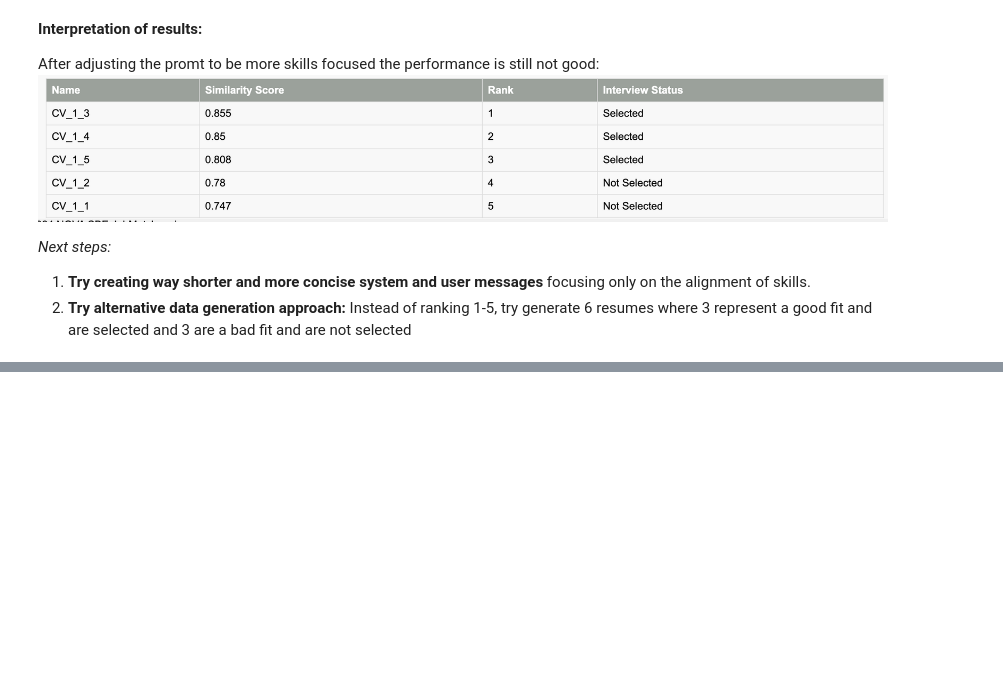
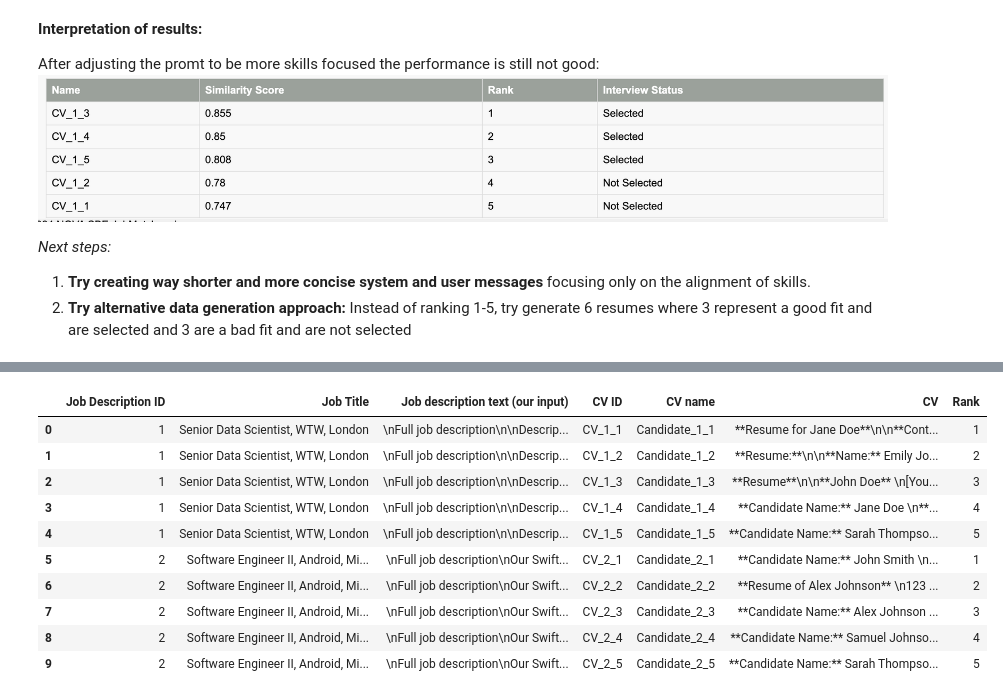
Before and after one commit to Tim60161/workproject_matching_algo, a Jupyter notebook: synthetic_data.ipynb, the cells around one changed output, grey strips where cells are left out. Drawn from its saved outputs; the diff is of its cells as text; code cells hidden in the pictures; blank space fills up the shorter version.

Commit message:
Add synthetic_data_binary.ipynb and update synthetic_data.ipynb

```diff
--- a/synthetic_data.ipynb
+++ b/synthetic_data.ipynb
@@ -746,0 +1177,86 @@ After adjusting the promt to be more skills focused the performance is still not
+# %%
+import os
+import pandas as pd
+
+# Set the API key and model name
+MODEL = "gpt-4o-mini"
+api_key = os.getenv("OPENAI_KEY")
+
+# List to store the generated resumes
+generated_resumes_list = []
+
+# Iterate over each job description
+for index, row in df_filtered.iterrows():
+    job_id = row['Job ID']
+    job_title = row['Job Title']
+    job_description = row['JD']
+
+    # Iterate over ranks 1 to 5
+    for rank in range(1, 6):
+        # System message providing context
+        system_message = {
+            "role": "system",
+            "content": """
+You are the worlds best AI HR EXPERT that generates realistic resumes of different individuals which could be real persons, for a given job description from the tech sector.
+The goal is to simulate clearly differentiable levels of fit between candidates and the provided job description only based on skill alignment.
+The ranking **must not depend** on any other factor except of the skills mentioned in the resume and the job description.
+Do not include any note or explanation of how you generate the resumes.
+"""
+        }
+
+        # User message with specific instructions
+        user_message = {
+            "role": "user",
+            "content": f"""
+Generate a resume for a candidate applying for the following tech job. Assign a **ranking from 1 to 5** to the resume based on the alignment of skills.
+
+The level of fit should be clearly separable to each other and labeled with a number from 1 to 5, where:
+- **1 = Perfect Fit** (perfect alignment of skills and related skills between resume and job description).
+- **5 = No Fit** (no alignment of skills and related skills between resume and job description - the candidates comes from another field).
+
+**Job Description:**
+
+{job_description}
+"""
+        }
+
+        # Invoke the client's chat completion method
+        completion = client.chat.completions.create(
+            model=MODEL,
+            messages=[
+                system_message,
+                user_message
+            ]
+        )
+
+        # Extract the generated resume
+        resume_text = completion.choices[0].message.content.strip()
+
+        # Append the resume and associated data to the list
+        generated_resumes_list.append({
+            'Job Description ID': job_id,
+            'Job Title': job_title,
+            'Job description text (our input)': job_description,
+            'CV ID': f"CV_{job_id}_{rank}",
+            'CV name': f"Candidate_{job_id}_{rank}",
+            'CV': resume_text,
+            'Rank': rank
+        })
+
+# Create a DataFrame from the list of generated resumes
+df_resumes7 = pd.DataFrame(generated_resumes_list)
+
+# Display the DataFrame
+df_resumes7
+# %% [output]
+|  | Job Description ID | Job Title | Job description text (our input) | CV ID | CV name | CV | Rank |
+| 0 | 1 | Senior Data Scientist, WTW, London | \nFull job description\n\nDescrip... | CV_1_1 | Candidate_1_1 | **Resume for Jane Doe**\n\n**Cont... | 1 |
+| 1 | 1 | Senior Data Scientist, WTW, London | \nFull job description\n\nDescrip... | CV_1_2 | Candidate_1_2 | **Resume:**\n\n**Name:** Emily Jo... | 2 |
+| 2 | 1 | Senior Data Scientist, WTW, London | \nFull job description\n\nDescrip... | CV_1_3 | Candidate_1_3 | **Resume**\n\n**John Doe** \n[You... | 3 |
+| 3 | 1 | Senior Data Scientist, WTW, London | \nFull job description\n\nDescrip... | CV_1_4 | Candidate_1_4 | **Candidate Name:** Jane Doe \n**... | 4 |
+| 4 | 1 | Senior Data Scientist, WTW, London | \nFull job description\n\nDescrip... | CV_1_5 | Candidate_1_5 | **Candidate Name:** Sarah Thompso... | 5 |
+| 5 | 2 | Software Engineer II, Android, Mi... | \nFull job description\nOur Swift... | CV_2_1 | Candidate_2_1 | **Candidate Name:** John Smith \n... | 1 |
+| 6 | 2 | Software Engineer II, Android, Mi... | \nFull job description\nOur Swift... | CV_2_2 | Candidate_2_2 | **Resume of Alex Johnson** \n123 ... | 2 |
+| 7 | 2 | Software Engineer II, Android, Mi... | \nFull job description\nOur Swift... | CV_2_3 | Candidate_2_3 | **Candidate Name:** Alex Johnson ... | 3 |
+| 8 | 2 | Software Engineer II, Android, Mi... | \nFull job description\nOur Swift... | CV_2_4 | Candidate_2_4 | **Candidate Name:** Samuel Johnso... | 4 |
+| 9 | 2 | Software Engineer II, Android, Mi... | \nFull job description\nOur Swift... | CV_2_5 | Candidate_2_5 | **Candidate Name:** Sarah Thompso... | 5 |
```
Also changed, not shown: parts of 16 cells of this notebook, 1 other file.
